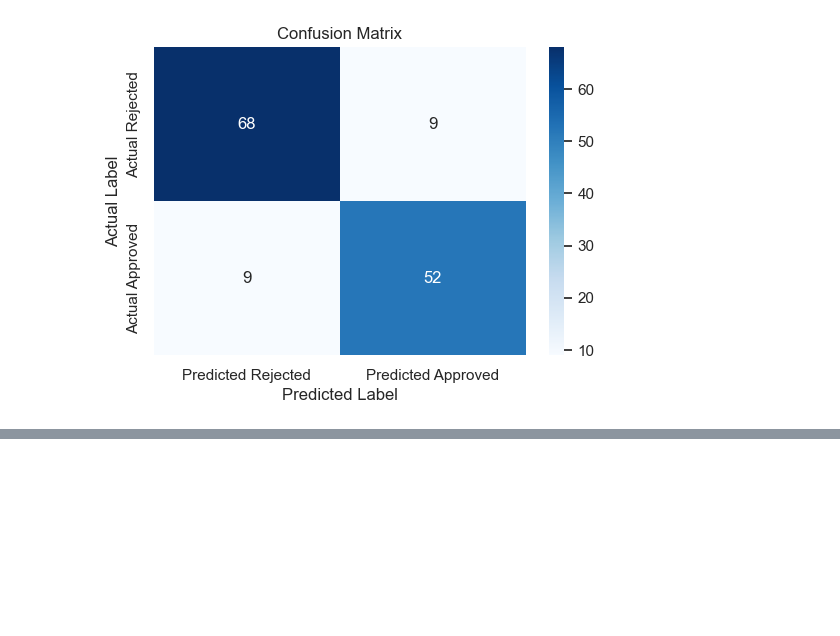
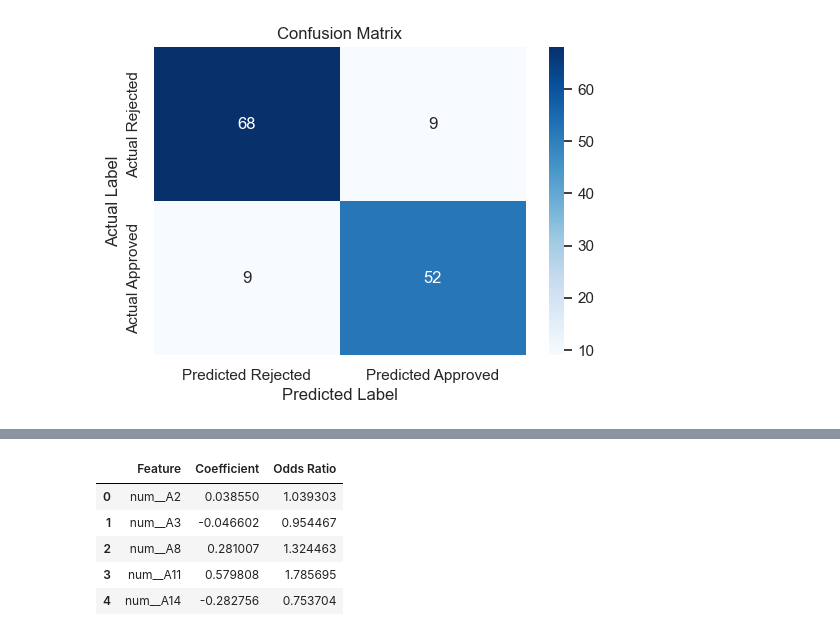
Before and after one commit to nekefer/week2assigment, a Jupyter notebook: main.ipynb, the cells around one changed output, grey strips where cells are left out. Drawn from its saved outputs; the diff is of its cells as text; code cells hidden in the pictures; blank space fills up the shorter version.

```diff
--- a/main.ipynb
+++ b/main.ipynb
@@ -279,0 +332,16 @@ plt.show()
+# %%
+# Create a DataFrame to organize features, coefficients, and odds ratios
+odds_df = pd.DataFrame({
+    "Feature": feature_names,
+    "Coefficient": coefficients,
+    "Odds Ratio": odds_ratios
+})
+
+odds_df.head()
+# %% [output]
+|  | Feature | Coefficient | Odds Ratio |
+| 0 | num__A2 | 0.038550 | 1.039303 |
+| 1 | num__A3 | -0.046602 | 0.954467 |
+| 2 | num__A8 | 0.281007 | 1.324463 |
+| 3 | num__A11 | 0.579808 | 1.785695 |
+| 4 | num__A14 | -0.282756 | 0.753704 |
```
Also changed, not shown: parts of 6 cells of this notebook, 2 other files.
